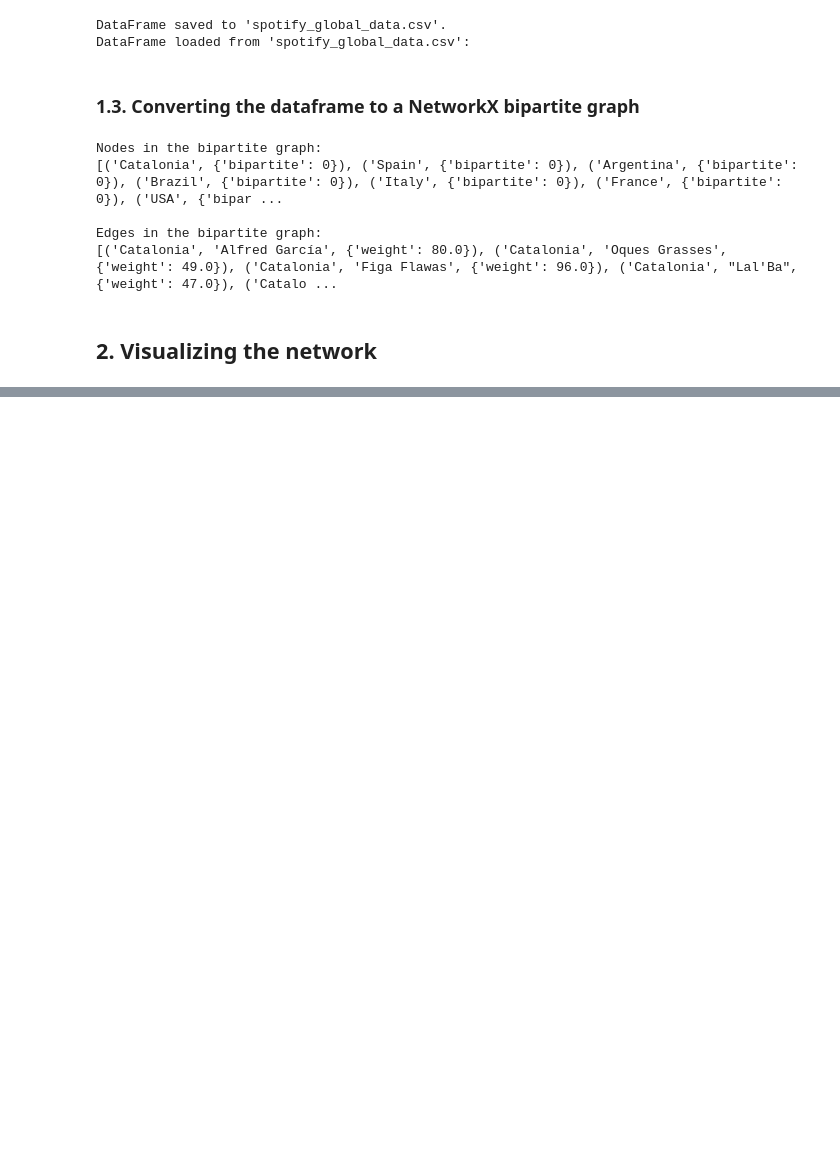
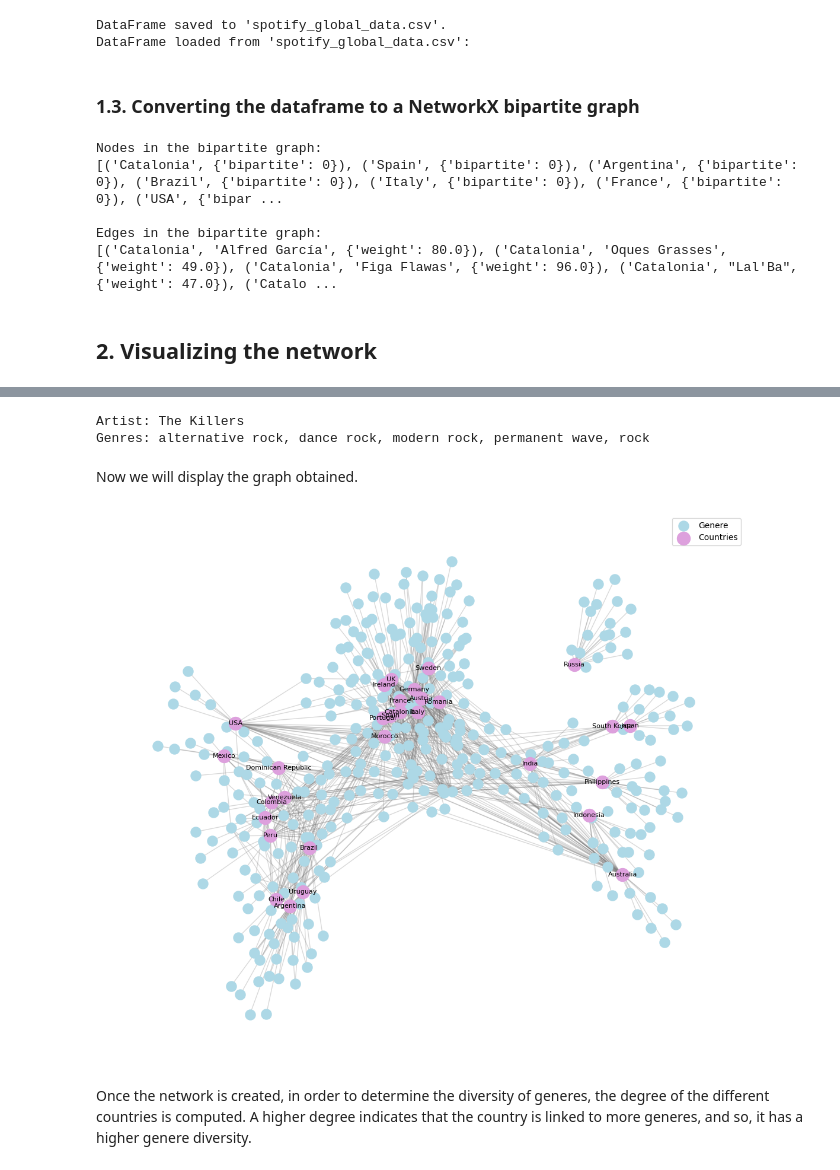
Before and after one commit to marcalvi/Complex-Networks-Project, a Jupyter notebook: A3.ipynb, the cells around one changed output, grey strips where cells are left out. Cells and saved outputs as stored; diff of their text form; code cells hidden in the pictures; blank space fills up the shorter version.

```diff
--- a/A3.ipynb
+++ b/A3.ipynb
@@ -293,0 +391,18 @@ plt.show()
+# %%
+
+track_id = "3n3Ppam7vgaVa1iaRUc9Lp"  # Example: "Mr. Brightside" by The Killers
+
+# Get track details
+track = sp.track(track_id)
+artists = track['artists']  # Get the list of artists for the track
+
+# Fetch genres for each artist
+for artist in artists:
+    artist_id = artist['id']
+    artist_info = sp.artist(artist_id)  # Get artist details
+    genres = artist_info.get('genres', [])  # Get genres
+    print(f"Artist: {artist['name']}")
+    print(f"Genres: {', '.join(genres) if genres else 'No genres available'}")
+# %% [output]
+Artist: The Killers
+Genres: alternative rock, dance rock, modern rock, permanent wave, rock
@@ -293,0 +432,54 @@ plt.show()
+# %% [markdown]
+Now we will display the graph obtained.
+# %%
+# Generate force-directed layout for genere nodes
+country_nodes = [node for node, data in G_genere.nodes(data=True) if data.get("bipartite") == 0]
+country_labels = {node: node for node in country_nodes}
+genere_nodes = [node for node, data in G_genere.nodes(data=True) if data.get("bipartite") == 1]
+genere_labels = {node: node for node in genere_nodes}
+
+# Ensure that all country nodes have positions
+fixed_positions = {node: pos for node, pos in country_positions.items() if node in country_nodes}
+for node in country_nodes:
+    if node not in fixed_positions:
+        fixed_positions[node] = np.random.rand(2)  # Random position for missing nodes
+
+# Spring layout for genere nodes, with country nodes fixed
+positions = nx.spring_layout(G_genere, pos=fixed_positions, fixed=country_nodes, weight="weight", iterations=50, k=5)
+
+# Apply repulsion to avoid overlapping nodes
+genere_positions = {node: positions[node] for node in genere_nodes}
+genere_positions = repel_nodes(genere_positions, min_dist=10)
+
+# Combine position keeping country fixed
+for node in country_nodes:
+    positions[node] = fixed_positions[node]
+for node in genere_nodes:
+    positions[node] = genere_positions[node]
+
+# Separate positions for country and artist nodes
+country_positions = {node: positions[node] for node in country_nodes}
+genere_positions = {node: positions[node] for node in genere_nodes}
+
+# Plotting
+plt.figure(figsize=(14, 12))
+
+# Draw nodes
+nx.draw_networkx_nodes(G_genere, positions, nodelist=genere_nodes, node_size=150, node_color="lightblue", label="Genere")
+nx.draw_networkx_nodes(G_genere, positions, nodelist=country_nodes, node_size=250, node_color="plum", label="Countries")
+
+# Draw labels
+nx.draw_networkx_labels(G_genere, country_positions, labels=country_labels, font_size=8, font_color="black")
+
+# Draw edges
+edge_widths = [((data.get("weight", 1) - 1) / 531) * (10) + 1 for _, _, data in G_genere.edges(data=True)] # Edge widths based on weight
+nx.draw_networkx_edges(G_genere, positions, edge_color="gray", alpha=0.3, width=edge_widths)
+
+# Display legend and plot
+plt.legend()
+plt.gca().set_frame_on(False)
+plt.show()
+# %% [output]
+[figure, added]
+# %% [markdown]
+Once the network is created, in order to determine the diversity of generes, the degree of the different countries is computed. A higher degree indicates that the country is linked to more generes, and so, it has a higher genere diversity.
```
Also changed, not shown: parts of 27 cells of this notebook.
